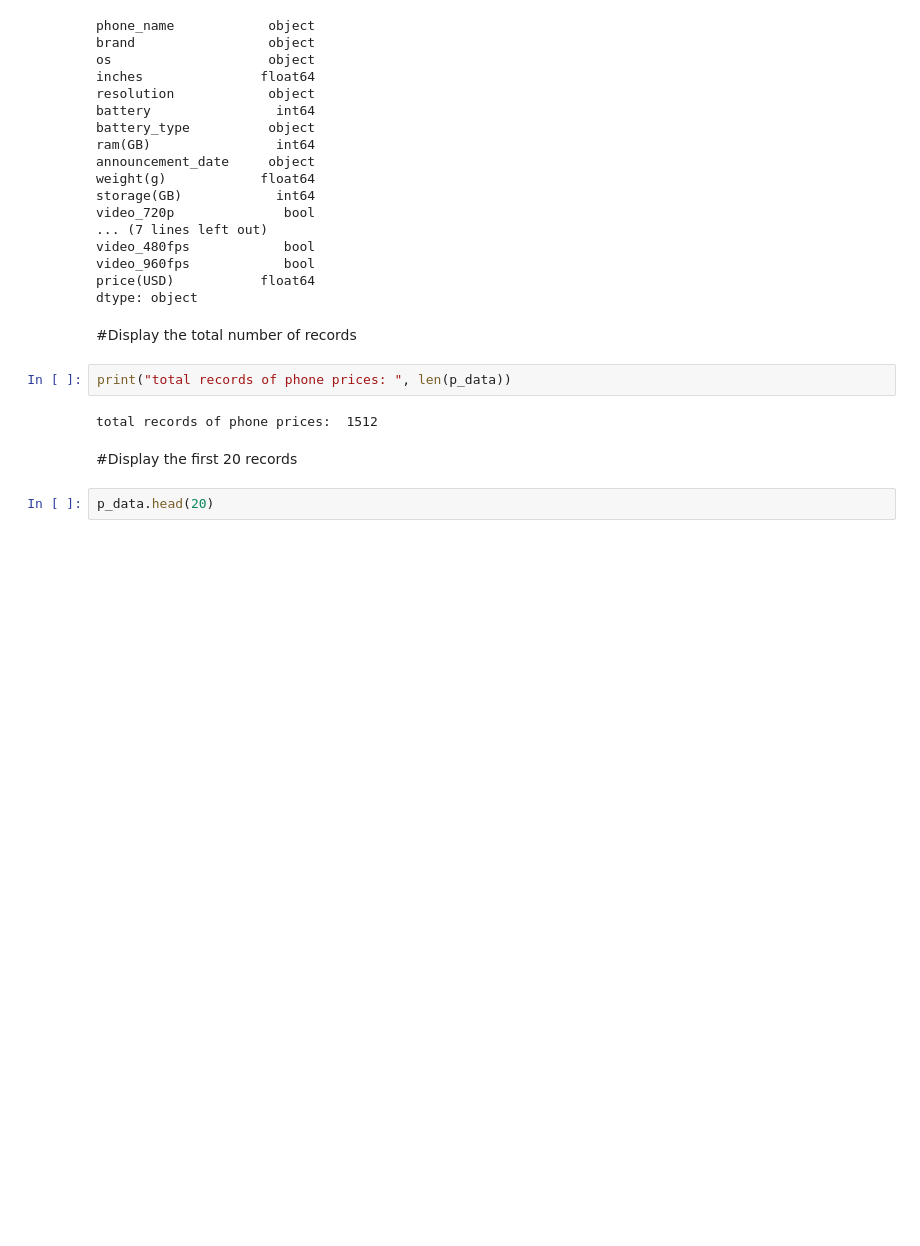
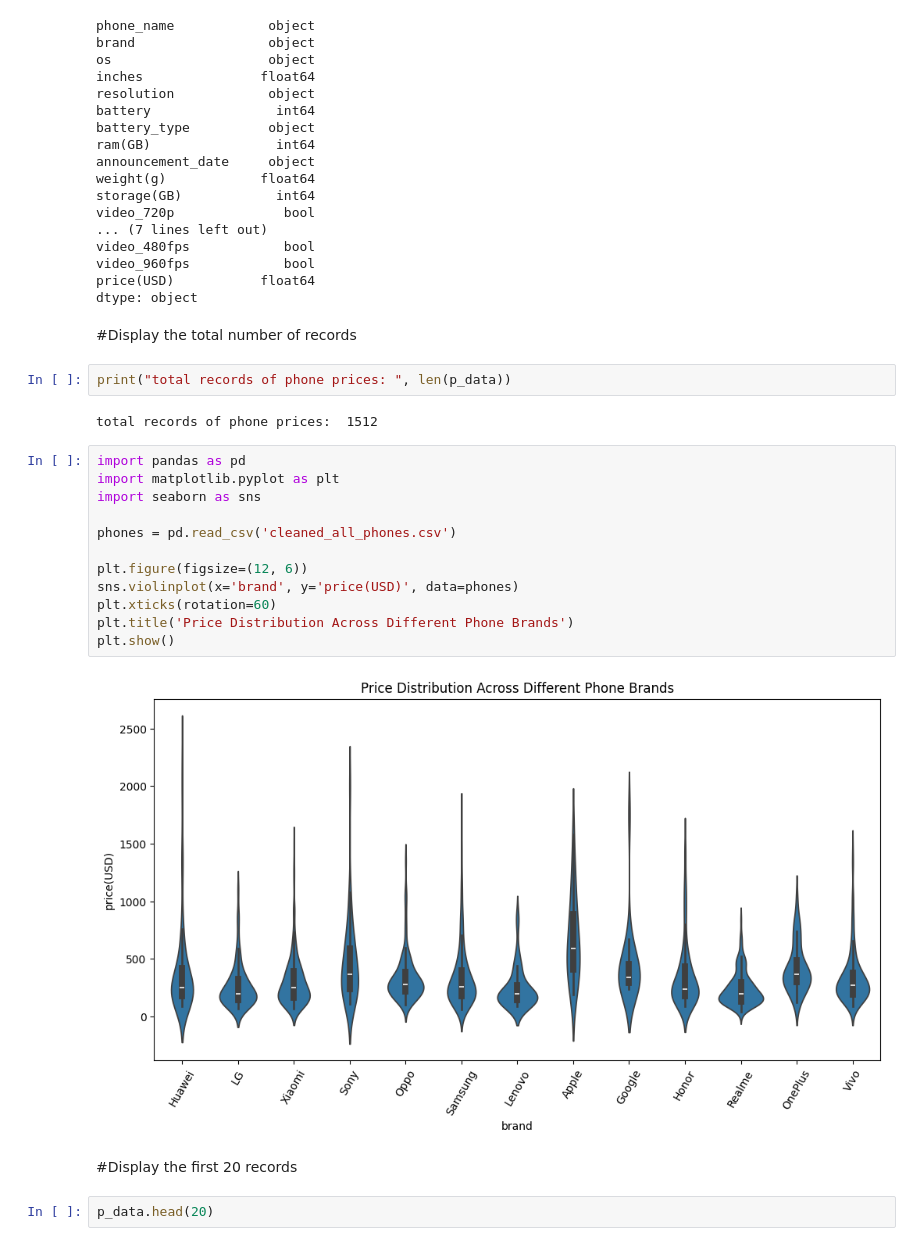
Before and after one commit to johnadornado/CPE-311, a Jupyter notebook: Seatwork_6_1_Exploratory_Data_Analysis_on_Your_Own_Dataset_.ipynb, the cells around one changed output. Saved outputs shown, nothing was run; the diff lists cells and outputs as text; blank space fills up the shorter version.

```diff
--- a/Seatwork_6_1_Exploratory_Data_Analysis_on_Your_Own_Dataset_.ipynb
+++ b/Seatwork_6_1_Exploratory_Data_Analysis_on_Your_Own_Dataset_.ipynb
@@ -83,6 +83,20 @@ dtype: object
 print("total records of phone prices: ", len(p_data))
 # %% [output]
 total records of phone prices:  1512
+# %%
+import pandas as pd
+import matplotlib.pyplot as plt
+import seaborn as sns
+
+phones = pd.read_csv('cleaned_all_phones.csv')
+
+plt.figure(figsize=(12, 6))
+sns.violinplot(x='brand', y='price(USD)', data=phones)
+plt.xticks(rotation=60)
+plt.title('Price Distribution Across Different Phone Brands')
+plt.show()
+# %% [output]
+[figure, added]
 # %% [markdown]
 #Display the first 20 records
 # %%
```
Also changed, not shown: parts of 3 cells of this notebook.
